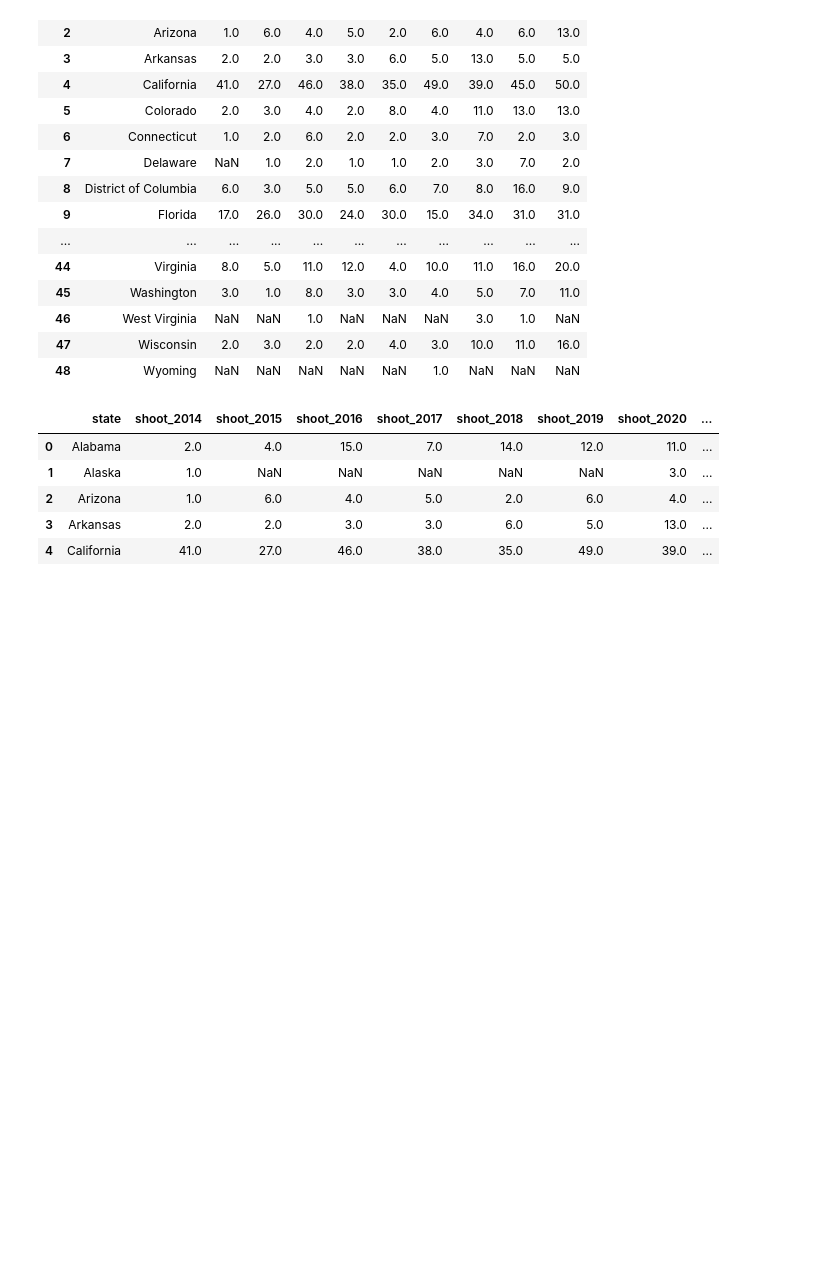
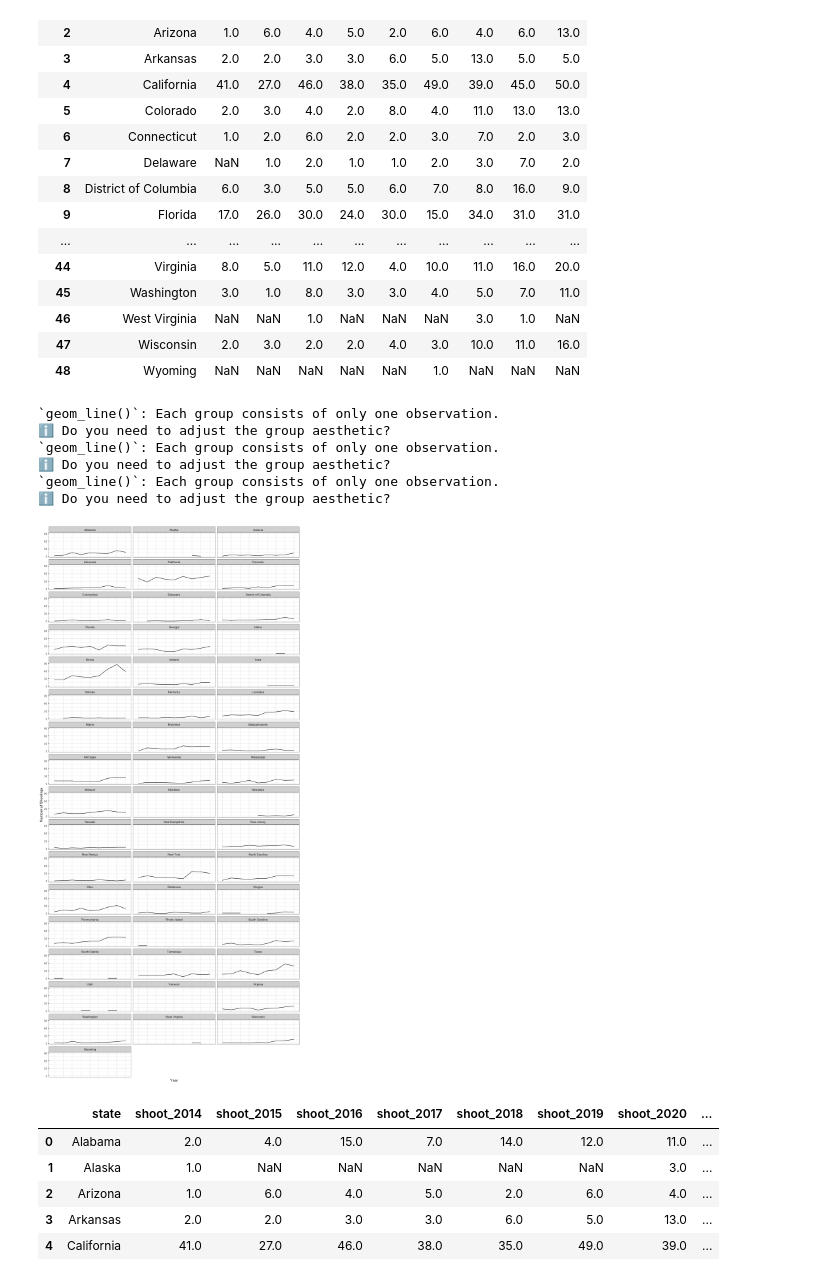
Before and after one commit to poojachaudhuri/project-2, a Jupyter notebook: plotting.ipynb, the cells around one changed output. Cells and saved outputs as stored; diff of their text form; code cells hidden in the pictures; blank space fills up the shorter version.

```diff
--- a/plotting.ipynb
+++ b/plotting.ipynb
@@ -539,6 +539,29 @@ df_state_pivot2
 | 46 | West Virginia | NaN | NaN | 1.0 | NaN | NaN | NaN | 3.0 | 1.0 | NaN |
 | 47 | Wisconsin | 2.0 | 3.0 | 2.0 | 2.0 | 4.0 | 3.0 | 10.0 | 11.0 | 16.0 |
 | 48 | Wyoming | NaN | NaN | NaN | NaN | NaN | 1.0 | NaN | NaN | NaN |
+# %%
+%%R -h 1700 -w 800
+
+df_state_pivot2_long <- pivot_longer(df_state_pivot2, cols = c("2014", "2015", "2016", "2017", "2018", "2019", "2020", "2021", "2022"), names_to = "year", values_to = "shootings")
+
+ggplot(df_state_pivot2_long, aes(x = year, y = shootings, group = state)) +
+  geom_line() +
+  facet_wrap(~ state, ncol = 3) +
+  scale_y_continuous(limits = c(0, 90), breaks = seq(0, 90, by = 30)) +
+  theme_bw() +
+  theme(
+    axis.text.x = element_blank(),
+    axis.ticks.x = element_blank(),
+  ) +
+  labs(x = "Year", y = "Number of Shootings")
+# %% [output]
+`geom_line()`: Each group consists of only one observation.
+ℹ Do you need to adjust the group aesthetic?
+`geom_line()`: Each group consists of only one observation.
+ℹ Do you need to adjust the group aesthetic?
+`geom_line()`: Each group consists of only one observation.
+ℹ Do you need to adjust the group aesthetic?
+[figure, added]
 # %%
 # save the data as a csv file
 
```
Also changed, not shown: parts of 5 cells of this notebook, 1 other file.
